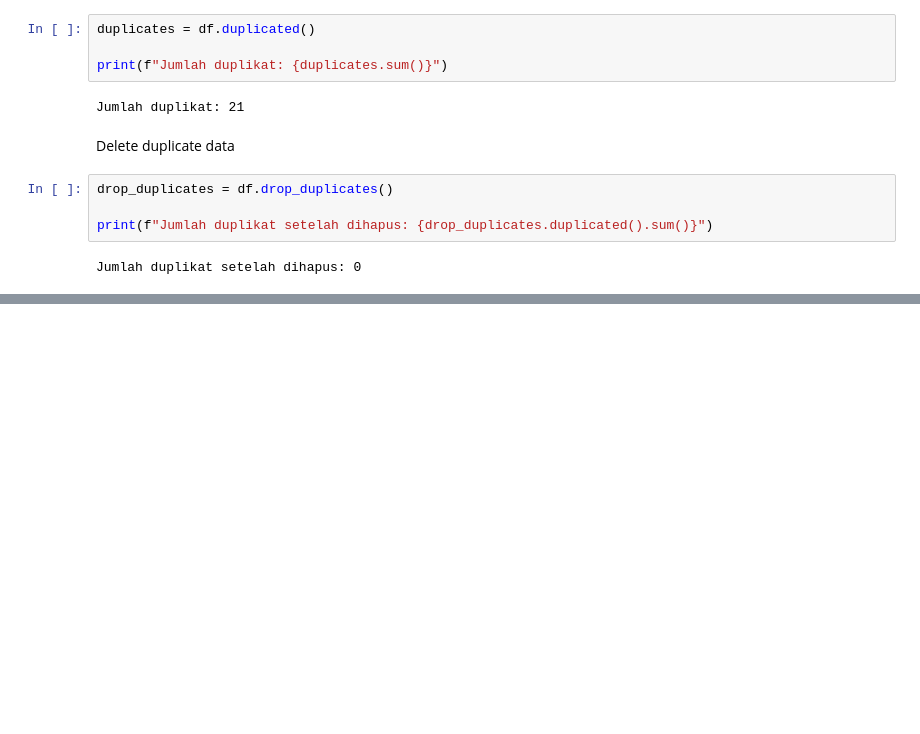
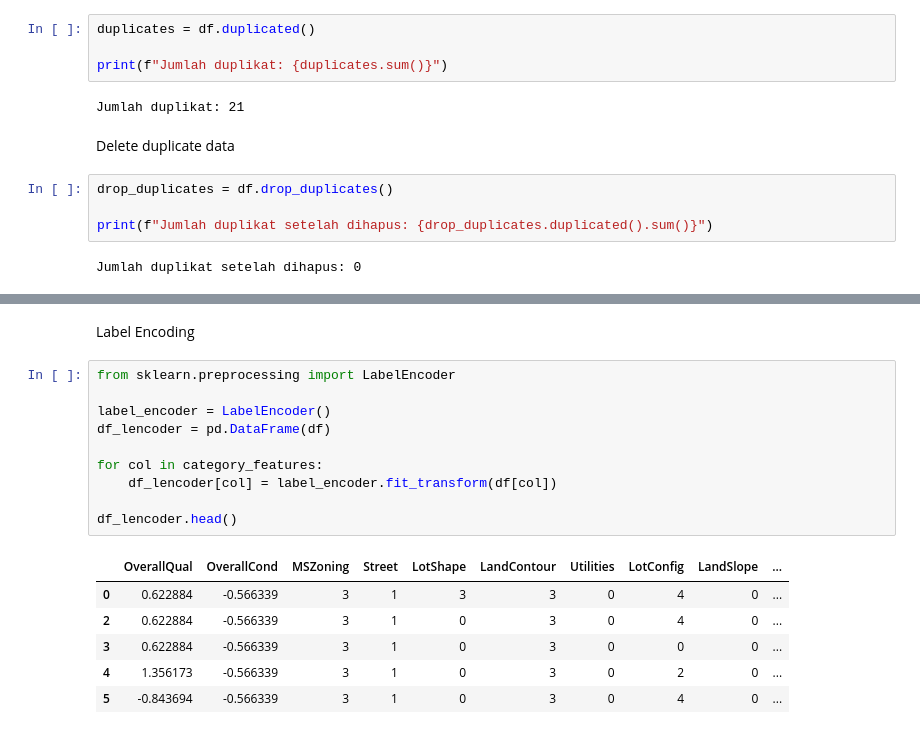
Before and after one commit to Andrian206/belajar-machine-learning-workflow, a Jupyter notebook: latihan.ipynb, the cells around one changed output, grey strips where cells are left out. Drawn from its saved outputs; the diff is of its cells as text; blank space fills up the shorter version.

```diff
--- a/latihan.ipynb
+++ b/latihan.ipynb
@@ -212,0 +237,19 @@ Jumlah duplikat setelah dihapus: 0
+# %% [markdown]
+Label Encoding
+# %%
+from sklearn.preprocessing import LabelEncoder
+
+label_encoder = LabelEncoder()
+df_lencoder = pd.DataFrame(df)
+
+for col in category_features:
+    df_lencoder[col] = label_encoder.fit_transform(df[col])
+
+df_lencoder.head()
+# %% [output]
+|  | OverallQual | OverallCond | MSZoning | Street | LotShape | LandContour | Utilities | LotConfig | LandSlope | ... |
+| 0 | 0.622884 | -0.566339 | 3 | 1 | 3 | 3 | 0 | 4 | 0 | ... |
+| 2 | 0.622884 | -0.566339 | 3 | 1 | 0 | 3 | 0 | 4 | 0 | ... |
+| 3 | 0.622884 | -0.566339 | 3 | 1 | 0 | 3 | 0 | 0 | 0 | ... |
+| 4 | 1.356173 | -0.566339 | 3 | 1 | 0 | 3 | 0 | 2 | 0 | ... |
+| 5 | -0.843694 | -0.566339 | 3 | 1 | 0 | 3 | 0 | 4 | 0 | ... |
```
Also changed, not shown: parts of 4 cells of this notebook.
